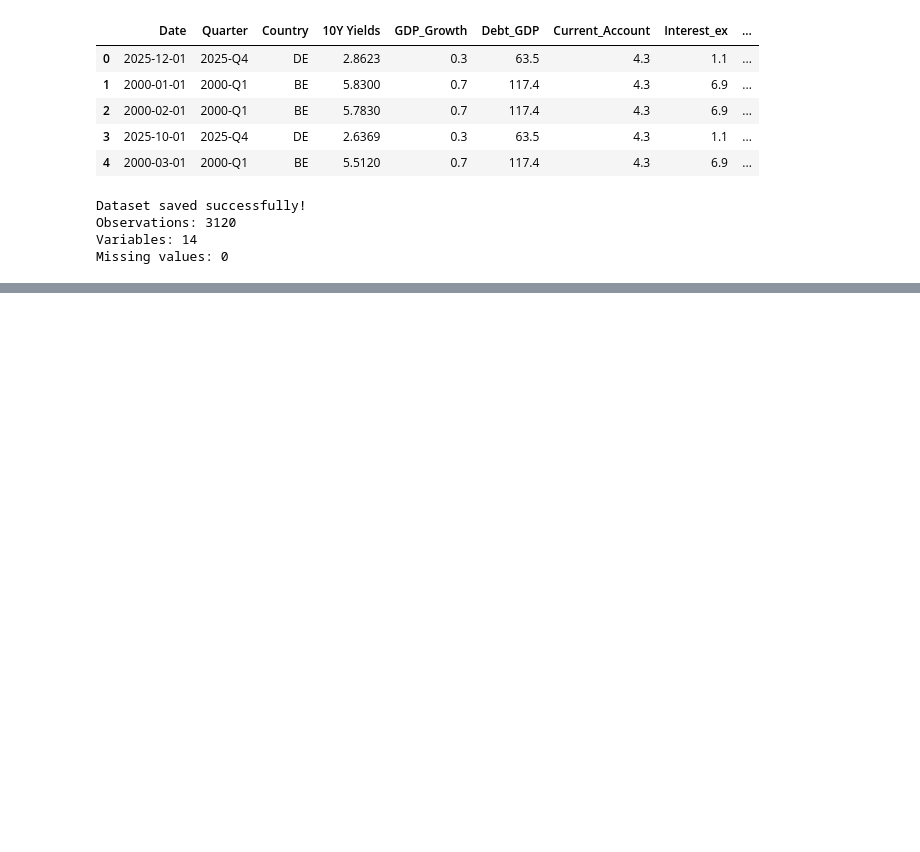
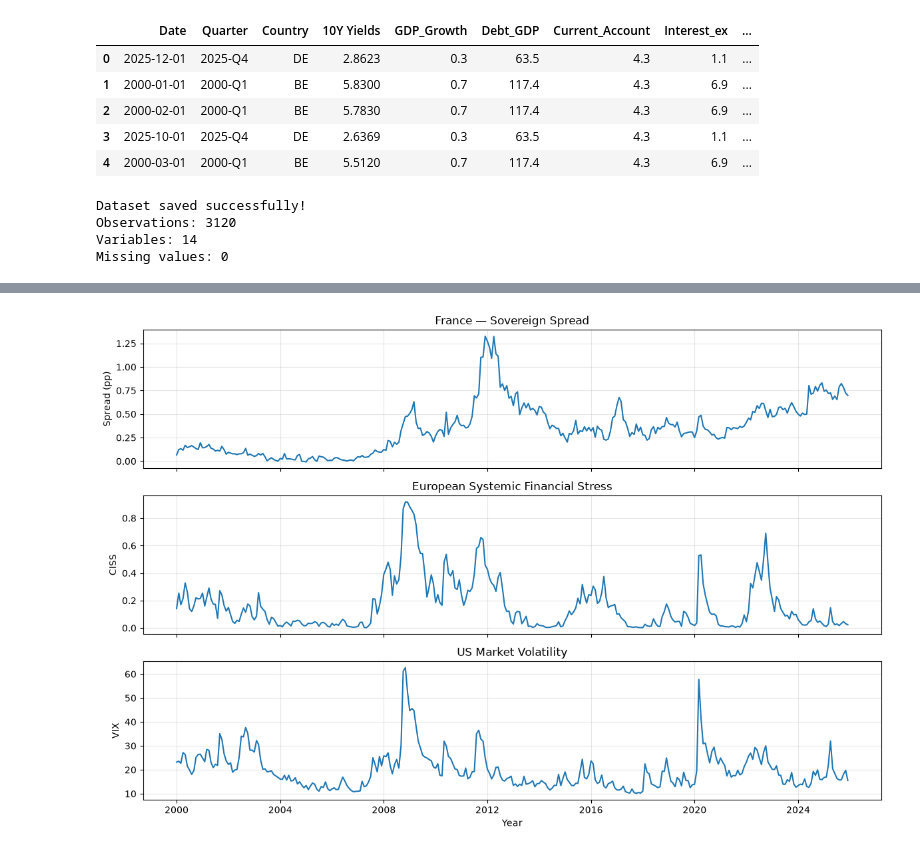
Before and after one commit to Mobula-nyte/ADA-Sovereign-Spreads, a Jupyter notebook: notebooks/03_1_exploration_real_data.ipynb, the cells around one changed output, grey strips where cells are left out. Saved outputs shown, nothing was run; the diff lists cells and outputs as text; code cells hidden in the pictures; blank space fills up the shorter version.

```diff
--- a/notebooks/03_1_exploration_real_data.ipynb
+++ b/notebooks/03_1_exploration_real_data.ipynb
@@ -929,0 +986,33 @@ Missing values: 0
+# %%
+
+# Select French observations
+france = (
+    df_updated[df_updated["Country"] == "FR"]
+    .sort_values("Date")
+)
+
+fig, axes = plt.subplots(3, 1, figsize=(12, 8), sharex=True)
+
+# French sovereign spread
+axes[0].plot(france["Date"], france["10Y_Spread"])
+axes[0].set_title("France — Sovereign Spread")
+axes[0].set_ylabel("Spread (pp)")
+
+# European financial stress
+axes[1].plot(france["Date"], france["CISS_Monthly"])
+axes[1].set_title("European Systemic Financial Stress")
+axes[1].set_ylabel("CISS")
+
+# Global market uncertainty
+axes[2].plot(france["Date"], france["VIX_monthly"])
+axes[2].set_title("US Market Volatility")
+axes[2].set_ylabel("VIX")
+axes[2].set_xlabel("Year")
+
+for ax in axes:
+    ax.grid(True, alpha=0.3)
+
+plt.tight_layout()
+plt.show()
+# %% [output]
+[figure, added]
```
Also changed, not shown: parts of 14 cells of this notebook, 1 other file.
